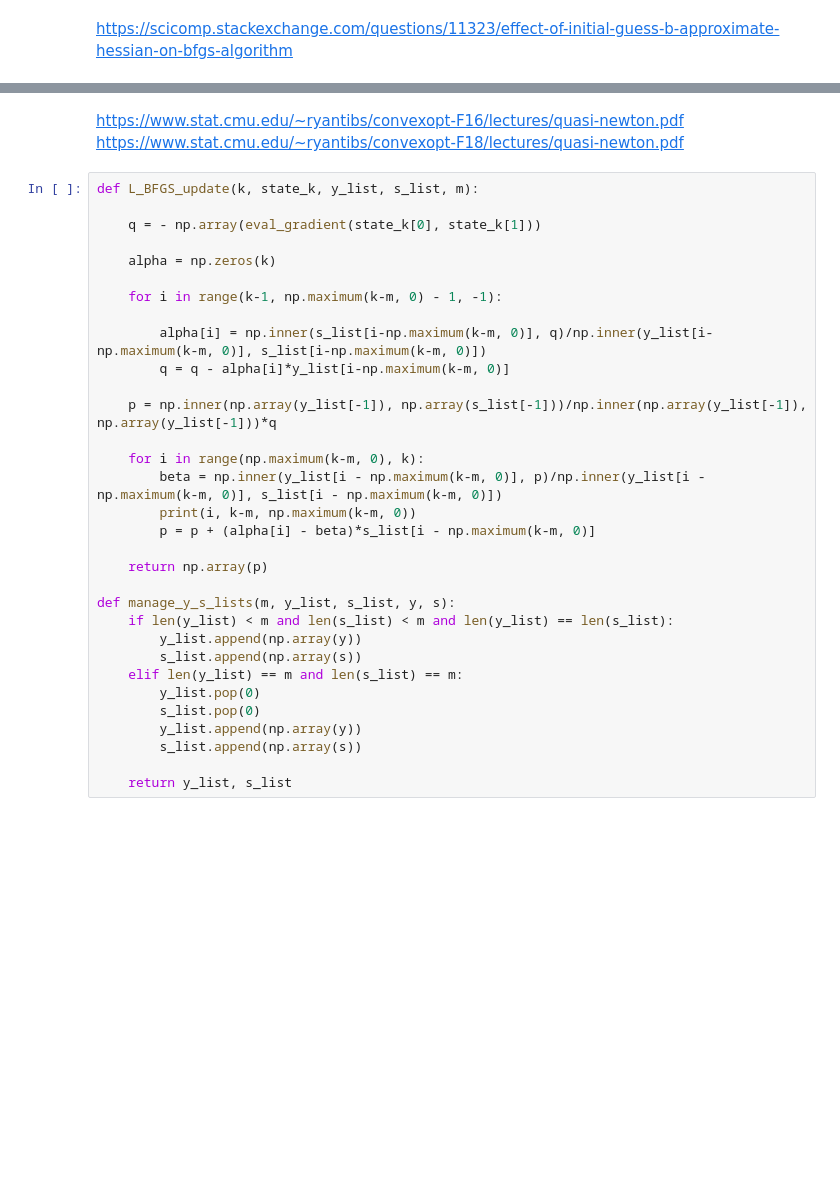
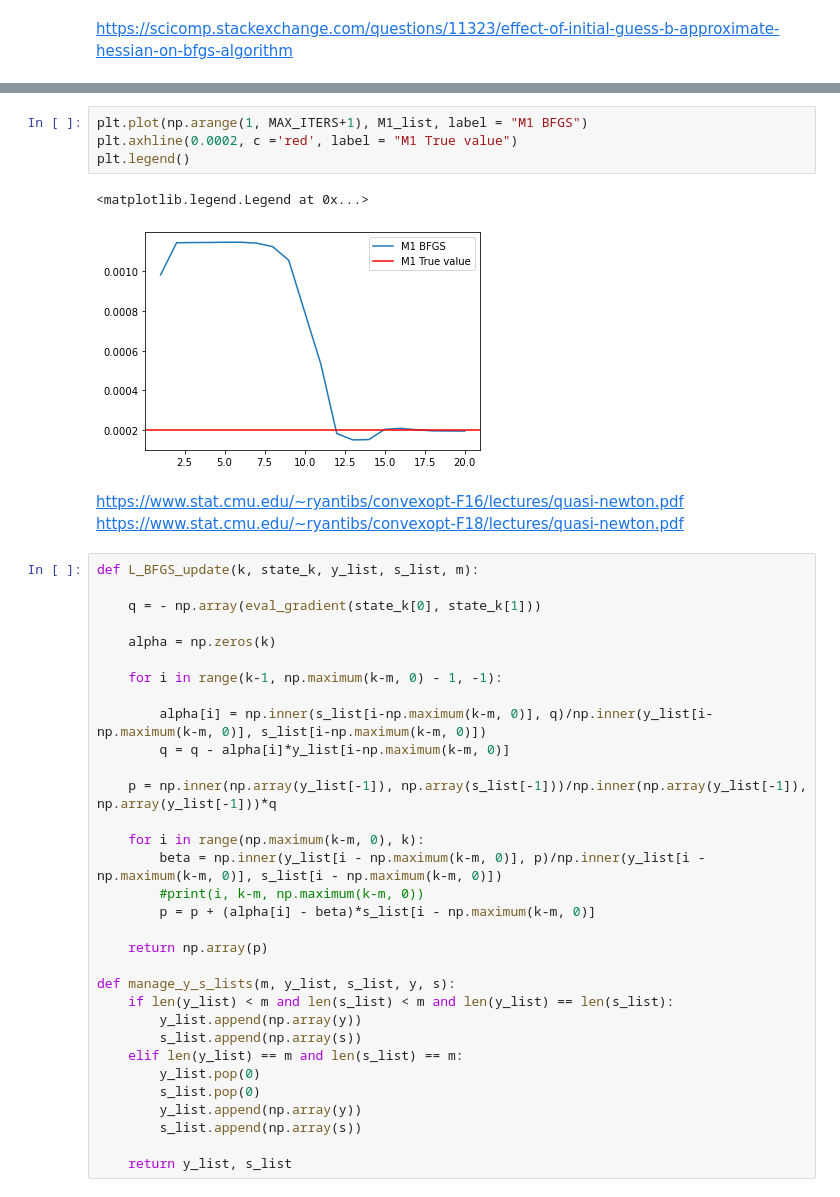
Before and after one commit to Shreyas911/tutorial_inverse_problem, a Jupyter notebook: optimization.ipynb, the cells around one changed output, grey strips where cells are left out. Saved outputs shown, nothing was run; the diff lists cells and outputs as text; blank space fills up the shorter version.

```diff
--- a/optimization.ipynb
+++ b/optimization.ipynb
@@ -164,3 +181,10 @@ iter = 1; M0 = 0.02033114380278951; M1 = 0.0009822981888490488; Loss = 0.4963958
+# %%
+plt.plot(np.arange(1, MAX_ITERS+1), M1_list, label = "M1 BFGS")
+plt.axhline(0.0002, c ='red', label = "M1 True value")
+plt.legend()
+# %% [output]
+<matplotlib.legend.Legend at 0x...>
+[figure, added]
 # %% [markdown]
 https://www.stat.cmu.edu/~ryantibs/convexopt-F16/lectures/quasi-newton.pdf
 https://www.stat.cmu.edu/~ryantibs/convexopt-F18/lectures/quasi-newton.pdf
@@ -180,7 +204,7 @@ def L_BFGS_update(k, state_k, y_list, s_list, m):
 
     for i in range(np.maximum(k-m, 0), k):
         beta = np.inner(y_list[i - np.maximum(k-m, 0)], p)/np.inner(y_list[i - np.maximum(k-m, 0)], s_list[i - np.maximum(k-m, 0)])
-        print(i, k-m, np.maximum(k-m, 0))
+        #print(i, k-m, np.maximum(k-m, 0))
         p = p + (alpha[i] - beta)*s_list[i - np.maximum(k-m, 0)]
 
     return np.array(p)
```
Also changed, not shown: parts of 10 cells of this notebook, 17 other files.
